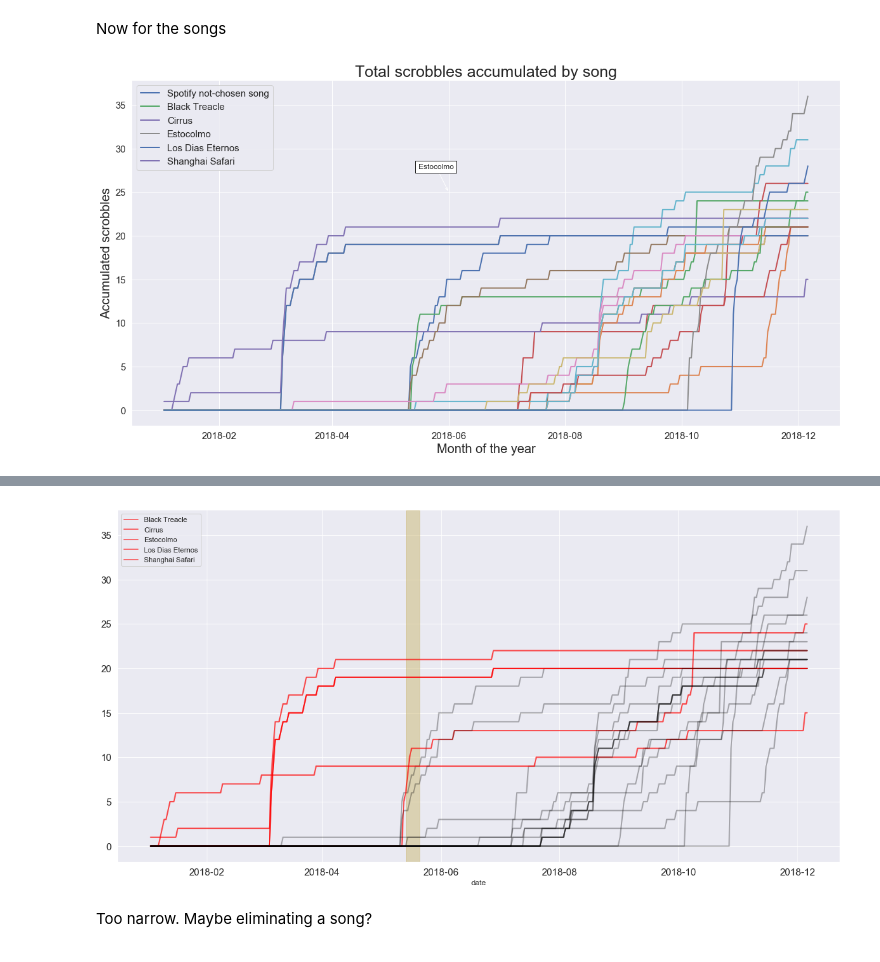
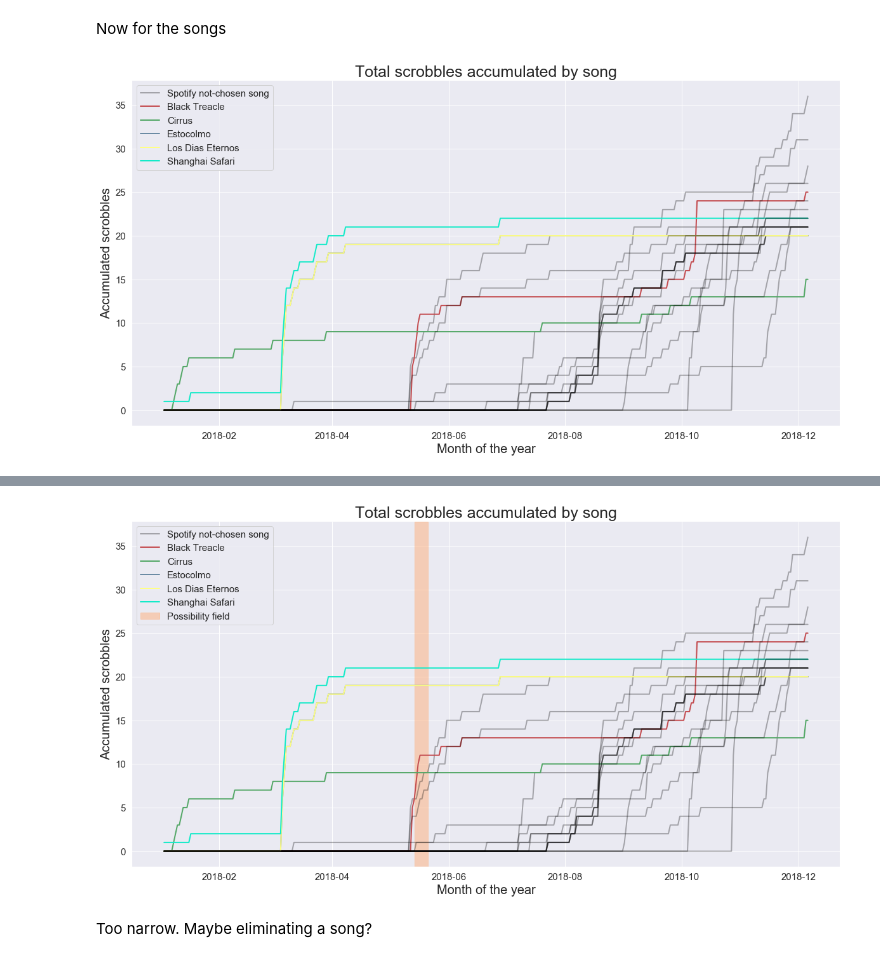
Before and after one commit to alexing/spotify_rewrapped, a Jupyter notebook: wrapped.ipynb, the cells around one changed output, grey strips where cells are left out. Drawn from its saved outputs; the diff is of its cells as text; code cells hidden in the pictures.

```diff
--- a/wrapped.ipynb
+++ b/wrapped.ipynb
@@ -493,7 +492,7 @@ The real time is 42 hours and 20 minutes
 
 <font color='green'></font>  <font color='red'>FALSE EVERYWHEREEEE</font>
 # %%
-top_artists = df[399:].groupby(by=['artist']).agg('count')['track'].sort_values(ascending=False)[:10]
+top_artists = df[df.date < '2018-12-01'].groupby(by=['artist']).agg('count')['track'].sort_values(ascending=False)[:10]
 top_artists
 # %% [output]
 artist
@@ -512,7 +511,7 @@ Name: track, dtype: int64
 Really interesting. Arctic Monkeys and Radiohead are inverted by a difference of 20 songs (acceptable?).
 __What up with Serú Girán and Charly García?!__
 # %%
-top_tracks = df[399:].groupby(by=['title', 'artist']).agg('count')['track'].sort_values(ascending=False)[:20]
+top_tracks = df[df.date < '2018-12-01'].groupby(by=['title', 'artist']).agg('count')['track'].sort_values(ascending=False)[:20]
 top_tracks
 # %% [output]
 title                                              artist
@@ -828,12 +815,13 @@ def add_annotation(text, xy, ax):
 # %%
-spotify_top = {'Estocolmo', 'Los Dias Eternos', 'Cirrus', 'Black Treacle', 'Shanghai Safari'}
+spotify_top = {'Estocolmo':'xkcd:grey blue', 'Los Dias Eternos': 'xkcd:pale yellow',
+               'Cirrus': 'g', 'Black Treacle': 'r', 'Shanghai Safari': 'xkcd:aqua'}
 
 fig, ax = plt.subplots(figsize=(20,10))
 for a_title in df_songs.columns:
-    if a_title in spotify_top:
-        #color = (1,0,0, 0.7)
+    if a_title in spotify_top.keys():
+        color = spotify_top[a_title]
         label = a_title # 'Spotify chosen song'
-        ax = sns.lineplot(x=df_songs[a_title].index, y=df_songs[a_title].values, label=label)#, color=color)
+        ax = sns.lineplot(x=df_songs[a_title].index, y=df_songs[a_title].values, label=label, color=color)
     else:
         color = (0,0,0,0.3)
         label = 'Spotify not-chosen song'
@@ -855,32 +843,29 @@ handles, labels = plt.gca().get_legend_handles_labels()
 by_label = OrderedDict(zip(labels, handles))
 plt.legend(by_label.values(), by_label.keys(), prop={'size': 15}, loc='best')
 
-add_annotation('Estocolmo', ('2018-06', 25), ax)
-
 sns.despine()
 plt.show()
 # %% [output]
-[figure, old version]
+[figure, new version]
 # %%
 spotify_dates = []
 for i, row in df_songs.iterrows():
-    if set(row.sort_values(ascending=False)[:5].index) == spotify_top:
+    if set(row.sort_values(ascending=False)[:5].index) == spotify_top.keys():
         spotify_dates.append(i)
 # %%
-# to add images later
-# https://stackoverflow.com/questions/3765056/combine-picture-and-plot-with-python-matplotlib
-
-spotify_top = {'Estocolmo', 'Los Dias Eternos', 'Cirrus', 'Black Treacle', 'Shanghai Safari'}
+spotify_top = {'Estocolmo':'xkcd:grey blue', 'Los Dias Eternos': 'xkcd:pale yellow',
+               'Cirrus': 'g', 'Black Treacle': 'r', 'Shanghai Safari': 'xkcd:aqua'}
 
 fig, ax = plt.subplots(figsize=(20,10))
 for a_title in df_songs.columns:
-    if a_title in spotify_top:
-        color = (1,0,0, 0.7)
-        label = a_title
+    if a_title in spotify_top.keys():
+        color = spotify_top[a_title]
+        label = a_title # 'Spotify chosen song'
+        ax = sns.lineplot(x=df_songs[a_title].index, y=df_songs[a_title].values, label=label, color=color)
     else:
         color = (0,0,0,0.3)
-        label = None
-    ax = sns.lineplot(x=df_songs[a_title].index, y=df_songs[a_title].values, label=label, color=color)
+        label = 'Spotify not-chosen song'
+        ax = sns.lineplot(x=df_songs[a_title].index, y=df_songs[a_title].values, label=label, color=color)
 
 for tick in ax.xaxis.get_major_ticks():
     tick.label.set_fontsize(15)
@@ -888,10 +873,22 @@ for tick in ax.yaxis.get_major_ticks():
     tick.label.set_fontsize(15)
 plt.setp(ax.lines,linewidth=2)  # set lw for all lines of g axes
 
+
 for _, j in groupby(spotify_dates, lambda n, c=count(): n-next(c)):
     x0, x1 = as_range(j)
-    ax.axvspan(x0, x1, color='y', alpha=0.5)
-    print("The possible ranges are between %s and %s" %(str(x0), str(x1)))
+    ax.axvspan(x0, x1, color='xkcd:peach', alpha=0.5, label='Possibility field')
+    print("The possible ranges are between %s and %s" %(str(x0.date()), str(x1.date())))
+
+
+#delete duplicates in legend
+handles, labels = plt.gca().get_legend_handles_labels()
+by_label = OrderedDict(zip(labels, handles))
+plt.legend(by_label.values(), by_label.keys(), prop={'size': 15}, loc='best')
+
+plt.ylabel("Accumulated scrobbles", fontsize=20)
+plt.xlabel('Month of the year', fontsize=20)
+plt.title('Total scrobbles accumulated by song', fontsize=25)
+
 
 sns.despine()
 plt.show()
@@ -900,4 +897,4 @@ The possible ranges are between 2018-05-14 00:00:00 and 2018-05-21 00:00:00
-[figure, old version]
+[figure, new version]
 # %% [markdown]
 Too narrow. Maybe eliminating a song?
 # %%
```
Also changed, not shown: parts of 18 cells of this notebook, 16 other files.
